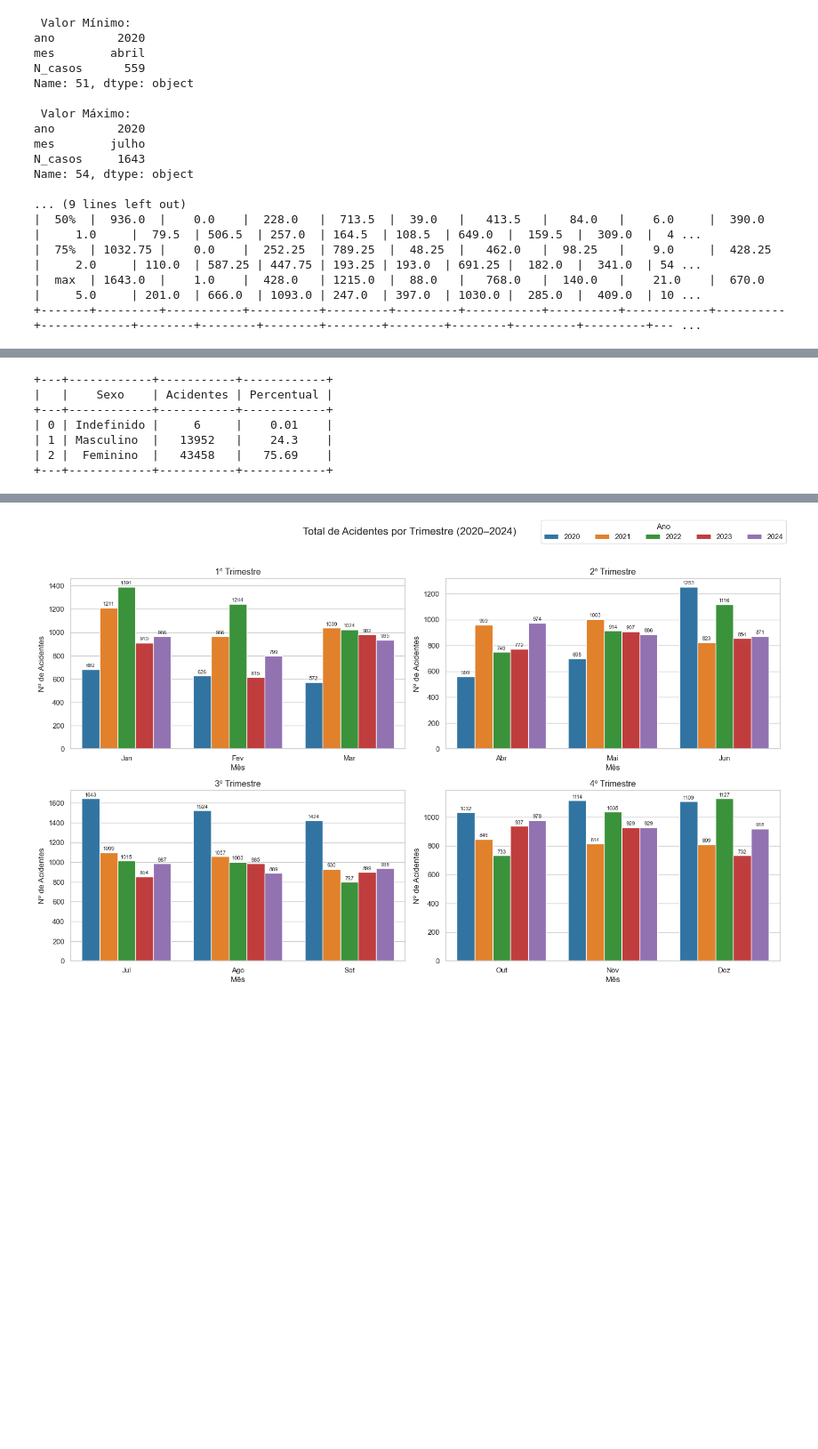
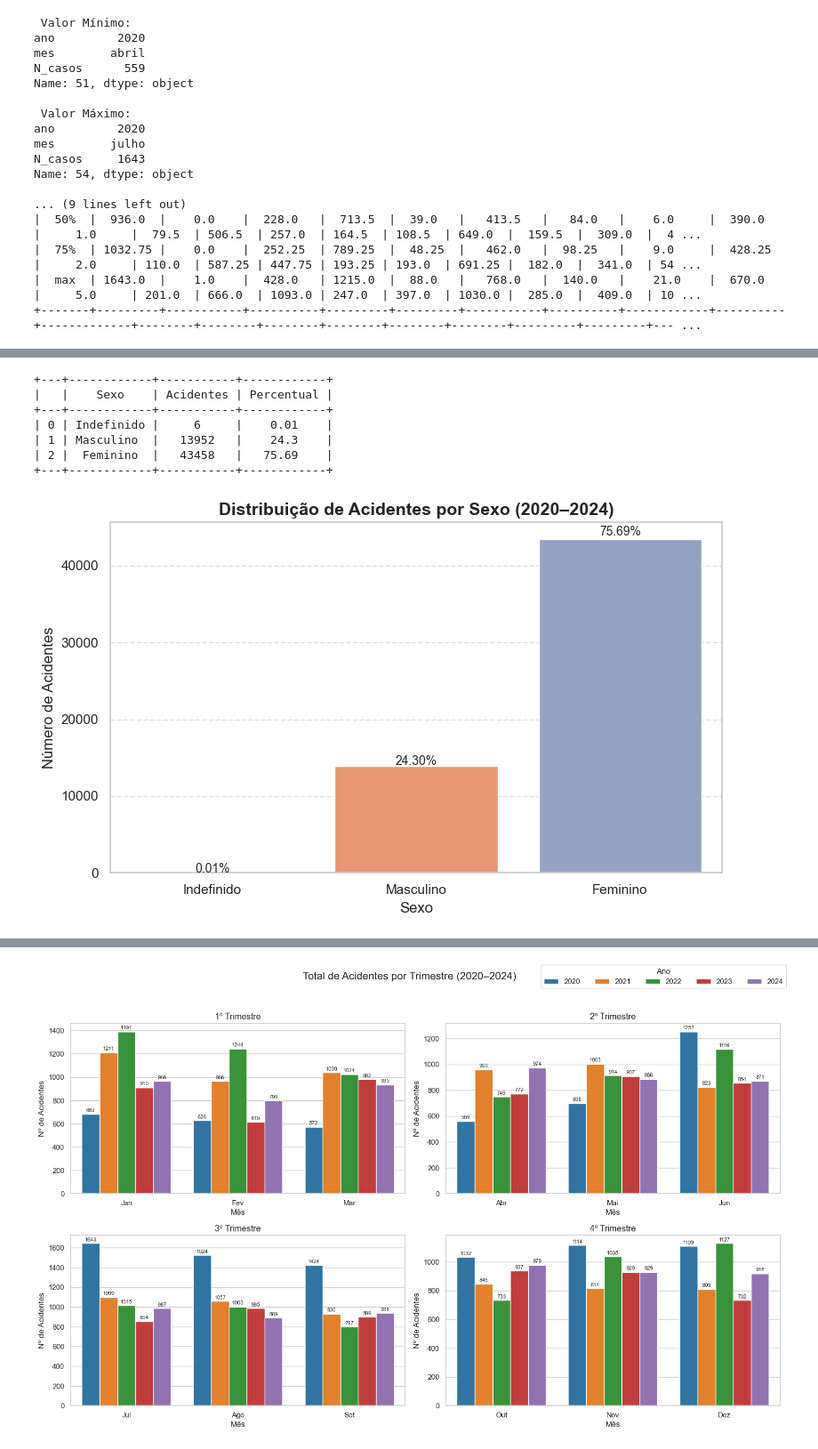
Before and after one commit to Pedrohscoelli/bio-security, a Jupyter notebook: biosecurity.ipynb, the cells around one changed output, grey strips where cells are left out. Shown at 89% size. Cells and saved outputs as stored; diff of their text form; code cells hidden in the pictures; blank space fills up the shorter version.

Commit message:
implementação-imagens

```diff
--- a/biosecurity.ipynb
+++ b/biosecurity.ipynb
@@ -117,26 +153,51 @@ print(tabulate(total_casos.round(2), headers='keys', tablefmt='pretty'))
 # %%
 # --- Por Sexo ---
 total_sexo = {
     "Indefinido": dados["SEX_indef"].sum(),
     "Masculino": dados["SEX_masc"].sum(),
     "Feminino": dados["SEX_fem"].sum()
 }
 
 # Transformar em DataFrame para plot
 por_sexo = pd.DataFrame(list(total_sexo.items()), columns=["Sexo", "Acidentes"])
 
 # Calcula percentual
 por_sexo["Percentual"] = (por_sexo["Acidentes"] / por_sexo["Acidentes"].sum()) * 100
 
 print(tabulate(por_sexo.round(2), headers='keys', tablefmt='pretty'))
+
+plt.figure(figsize=(8,5))
+sns.barplot(
+    data=por_sexo,
+    x="Sexo",
+    y="Acidentes",
+    palette="Set2"
+)
+
+# Adiciona rótulos acima das barras
+for index, row in por_sexo.iterrows():
+    plt.text(
+        index, row["Acidentes"] + (row["Acidentes"] * 0.01),
+        f'{row["Percentual"]:.2f}%', ha='center', fontsize=10
+    )
+
+plt.title("Distribuição de Acidentes por Sexo (2020–2024)", fontsize=14, weight="bold")
+plt.xlabel("Sexo", fontsize=12)
+plt.ylabel("Número de Acidentes", fontsize=12)
+plt.grid(axis="y", linestyle="--", alpha=0.6)
+plt.tight_layout()
+
+plt.savefig("sexo.jpg", dpi=300, bbox_inches="tight")
+plt.show()
 # %% [output]
 +---+------------+-----------+------------+
 |   |    Sexo    | Acidentes | Percentual |
 +---+------------+-----------+------------+
 | 0 | Indefinido |     6     |    0.01    |
 | 1 | Masculino  |   13952   |    24.3    |
 | 2 |  Feminino  |   43458   |   75.69    |
 +---+------------+-----------+------------+
+[figure, added]
 # %%
 # --- Por Raça ---
 total_raca = {
```
Also changed, not shown: parts of 16 cells of this notebook, 12 other files.
